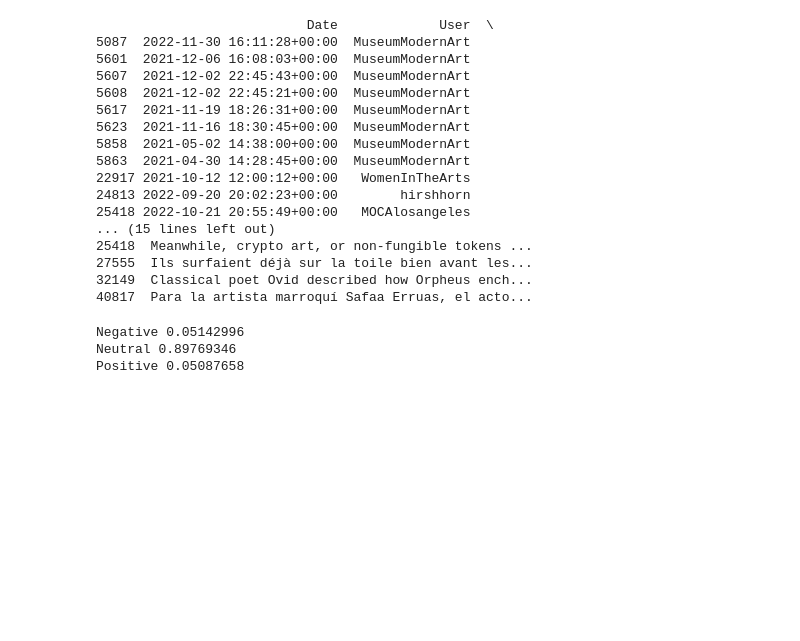
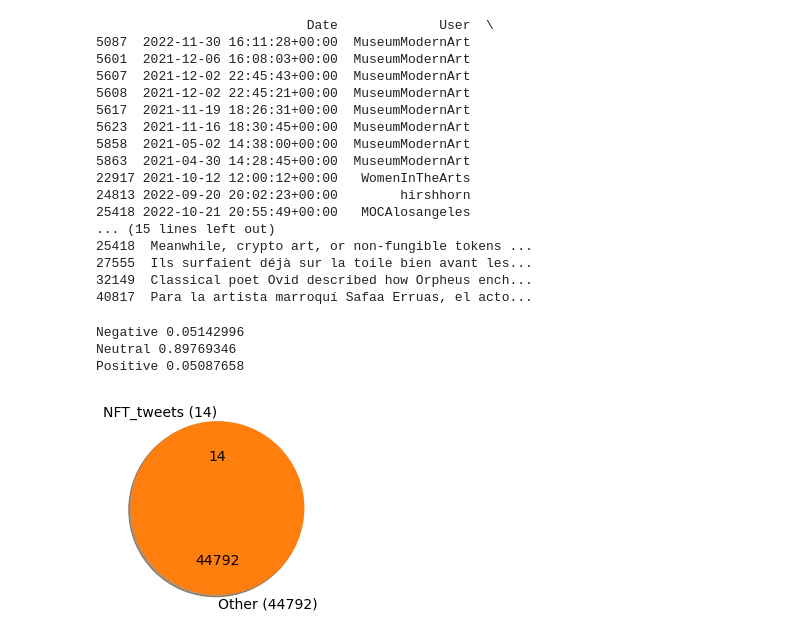
Before and after one commit to NFT-iness/New_NFT_Project, a Jupyter notebook: NFTsTwitter.ipynb, the cells around one changed output. Saved outputs shown, nothing was run; the diff lists cells and outputs as text; code cells hidden in the pictures; blank space fills up the shorter version.

```diff
--- a/NFTsTwitter.ipynb
+++ b/NFTsTwitter.ipynb
@@ -143,3 +144,22 @@ for i in range(len(scores)):
 Negative 0.05142996
 Neutral 0.89769346
 Positive 0.05087658
+# %%
+# Plotting the small amount of NFT tweets among the total scrapped amount:
+
+total_entries = 44806
+interesting_entries = 14
+other_entries = total_entries - interesting_entries
+
+# Create a pie chart
+labels = ['NFT_tweets ({})'.format(interesting_entries), 'Other ({})'.format(other_entries)]
+sizes = [interesting_entries, other_entries]
+
+fig1, ax1 = plt.subplots()
+ax1.pie(sizes, labels=labels, autopct=lambda pct: '{:.0f}'.format(pct * total_entries / 100),
+        textprops={'fontsize': 14}, shadow=True, startangle=90)
+
+# Display the chart
+plt.show()
+# %% [output]
+[figure, added]
```
Also changed, not shown: parts of 2 cells of this notebook.
